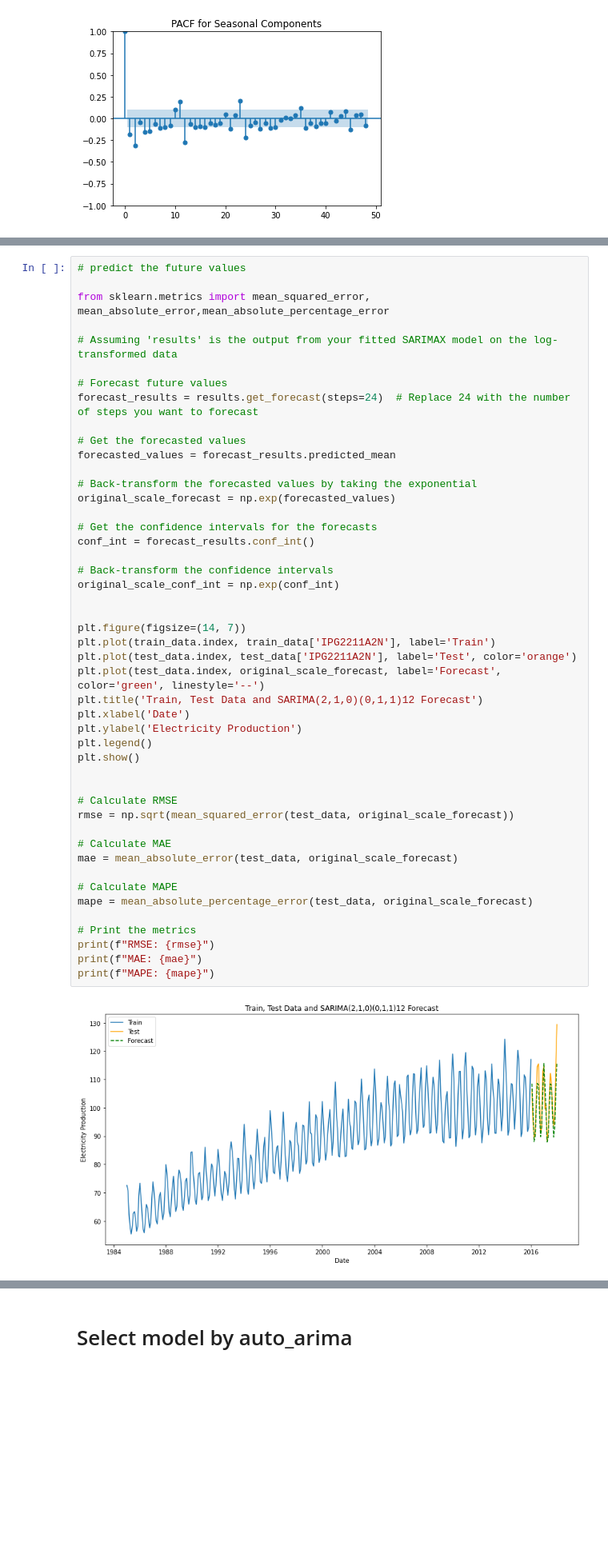
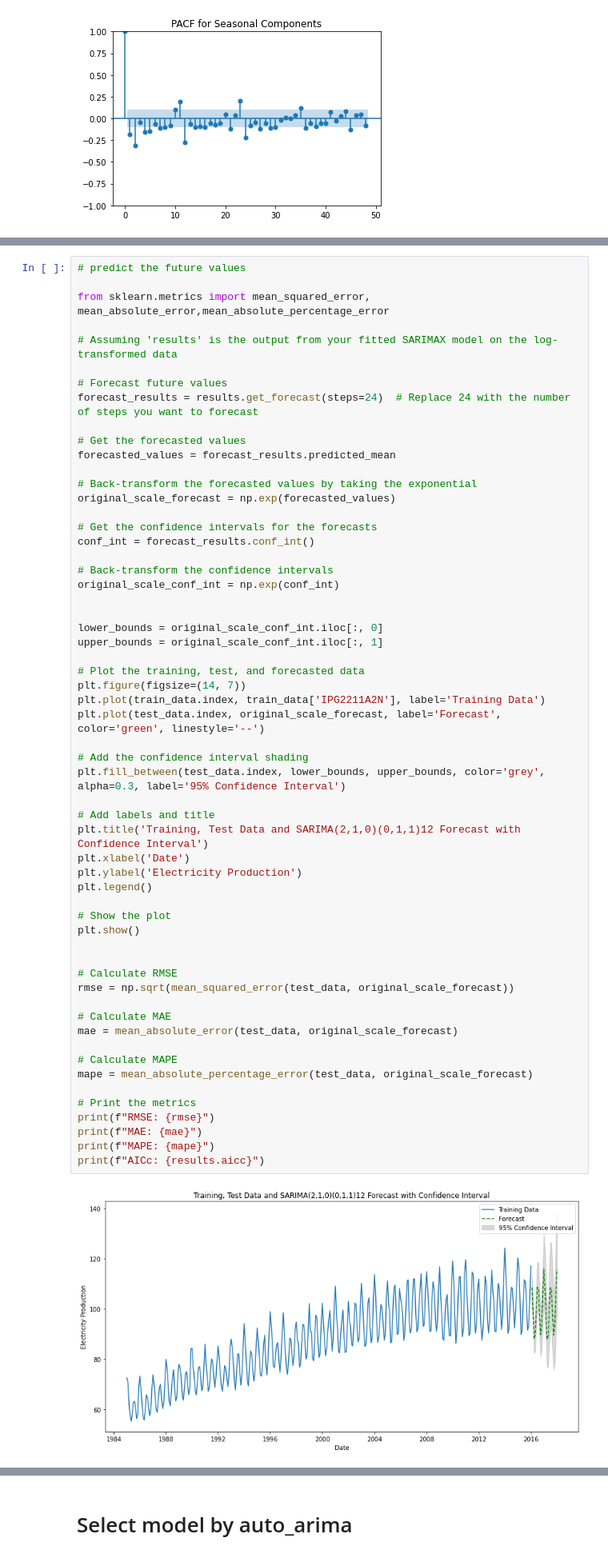
Before and after one commit to GussLii/Time-Series, a Jupyter notebook: code.ipynb, the cells around one changed output, grey strips where cells are left out. Shown at 80% size. Saved outputs shown, nothing was run; the diff lists cells and outputs as text; blank space fills up the shorter version.

```diff
--- a/code.ipynb
+++ b/code.ipynb
@@ -374,37 +323,48 @@ original_scale_forecast = np.exp(forecasted_values)
 
 # Get the confidence intervals for the forecasts
 conf_int = forecast_results.conf_int()
 
 # Back-transform the confidence intervals
 original_scale_conf_int = np.exp(conf_int)
 
 
+lower_bounds = original_scale_conf_int.iloc[:, 0]
+upper_bounds = original_scale_conf_int.iloc[:, 1]
+
+# Plot the training, test, and forecasted data
 plt.figure(figsize=(14, 7))
-plt.plot(train_data.index, train_data['IPG2211A2N'], label='Train')
-plt.plot(test_data.index, test_data['IPG2211A2N'], label='Test', color='orange')
+plt.plot(train_data.index, train_data['IPG2211A2N'], label='Training Data')
 plt.plot(test_data.index, original_scale_forecast, label='Forecast', color='green', linestyle='--')
-plt.title('Train, Test Data and SARIMA(2,1,0)(0,1,1)12 Forecast')
+
+# Add the confidence interval shading
+plt.fill_between(test_data.index, lower_bounds, upper_bounds, color='grey', alpha=0.3, label='95% Confidence Interval')
+
+# Add labels and title
+plt.title('Training, Test Data and SARIMA(2,1,0)(0,1,1)12 Forecast with Confidence Interval')
 plt.xlabel('Date')
 plt.ylabel('Electricity Production')
 plt.legend()
+
+# Show the plot
 plt.show()
 
 
 # Calculate RMSE
 rmse = np.sqrt(mean_squared_error(test_data, original_scale_forecast))
 
 # Calculate MAE
 mae = mean_absolute_error(test_data, original_scale_forecast)
 
 # Calculate MAPE
 mape = mean_absolute_percentage_error(test_data, original_scale_forecast)
 
 # Print the metrics
 print(f"RMSE: {rmse}")
 print(f"MAE: {mae}")
 print(f"MAPE: {mape}")
+print(f"AICc: {results.aicc}")
 # %% [output]
-[figure, old version]
+[figure, new version]
 RMSE: 4.993811781426084
 MAE: 3.840437846989595
 MAPE: 0.03570693644692922
```
Also changed, not shown: parts of 23 cells of this notebook.
